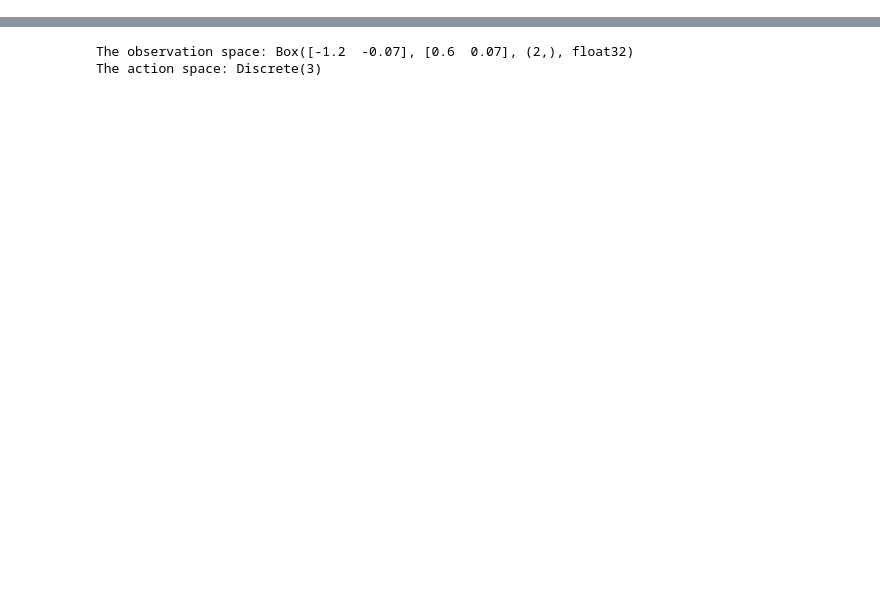
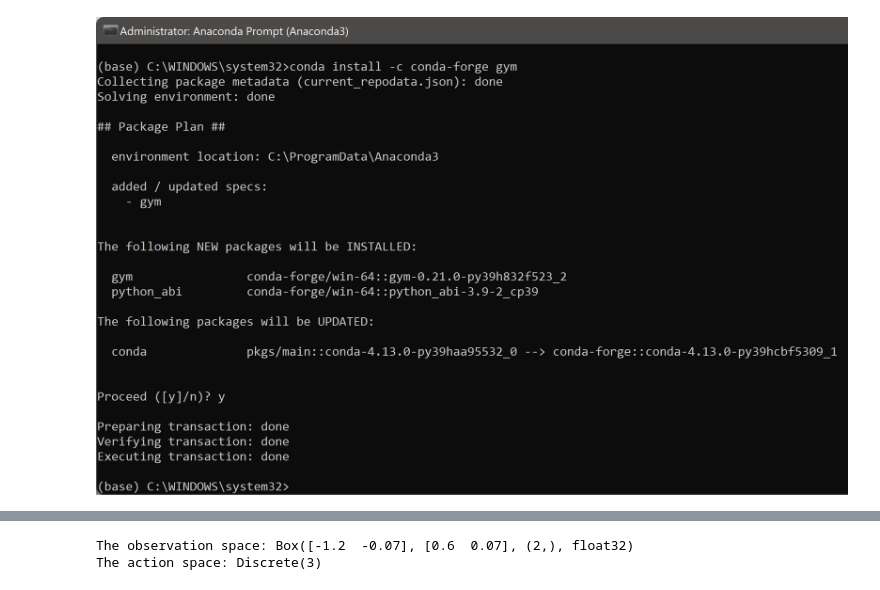
Before and after one commit to KBGA/Reinforcement-Learning, a Jupyter notebook: Reinforcement Learning.ipynb, the cells around one changed output, grey strips where cells are left out. Cells and saved outputs as stored; diff of their text form; code cells hidden in the pictures; blank space fills up the shorter version.

```diff
--- a/Reinforcement Learning.ipynb
+++ b/Reinforcement Learning.ipynb
@@ -4,0 +16,4 @@ import time
+# %%
+Image('Gym_Install_anaconda.png')
+# %% [output]
+[figure, added]
```
Also changed, not shown: parts of 10 cells of this notebook.
